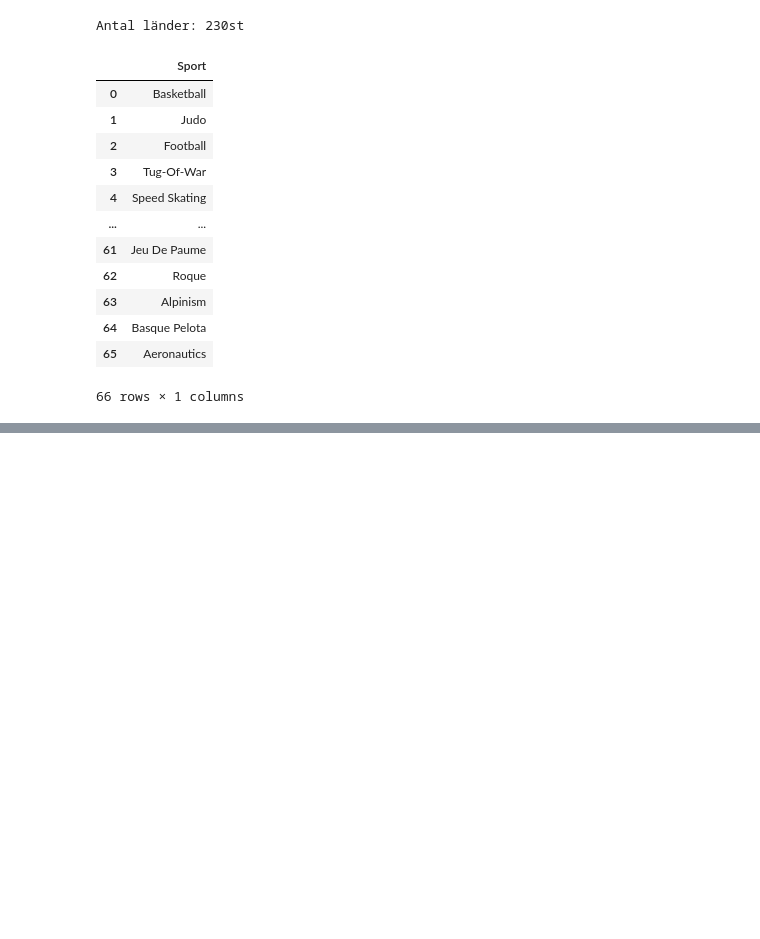
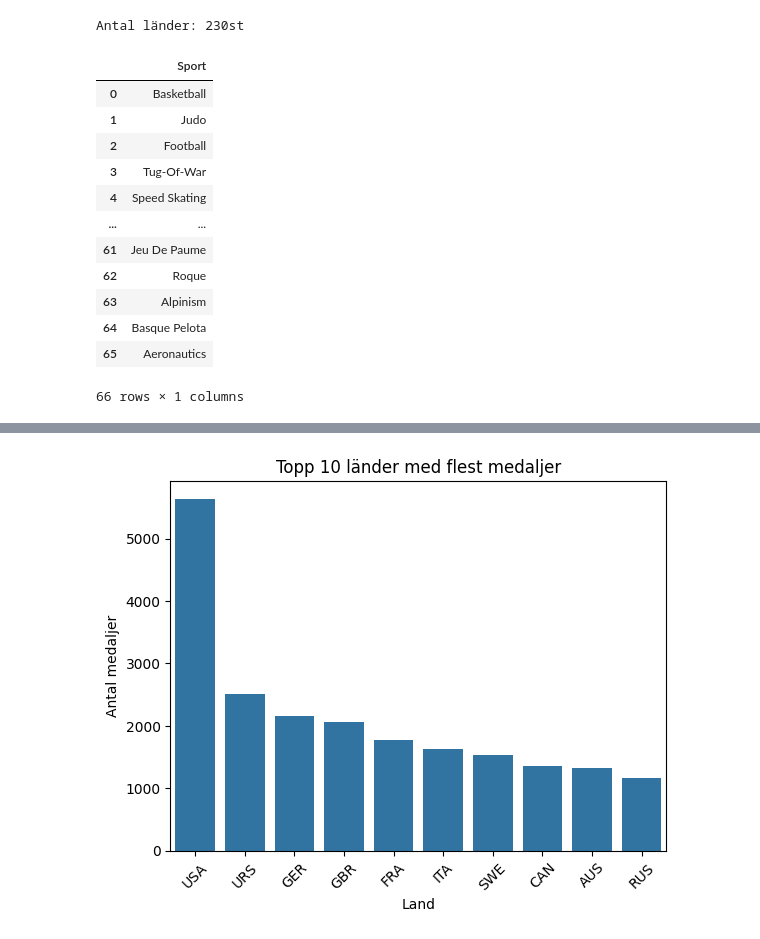
Before and after one commit to SebastianPetersson/Project_OS, a Jupyter notebook: Uppgift0.ipynb, the cells around one changed output, grey strips where cells are left out. Cells and saved outputs as stored; diff of their text form; code cells hidden in the pictures; blank space fills up the shorter version.

```diff
--- a/Uppgift0.ipynb
+++ b/Uppgift0.ipynb
@@ -58,0 +105,6 @@ Name: count, dtype: int64
+# %%
+medalj = athlete.dropna(subset=["Medal"])
+medalj = medalj["NOC"].value_counts().reset_index()
+medalj.columns = ["Land", "Antal medaljer"]
+top10 = medalj.head(10)
+top10
@@ -58,0 +123,7 @@ Name: count, dtype: int64
+# %%
+sns.barplot(data=top10, x="Land", y="Antal medaljer")
+plt.title("Topp 10 länder med flest medaljer")
+plt.xticks(rotation=45)
+plt.show()
+# %% [output]
+[figure, added]
```
Also changed, not shown: parts of 10 cells of this notebook.
